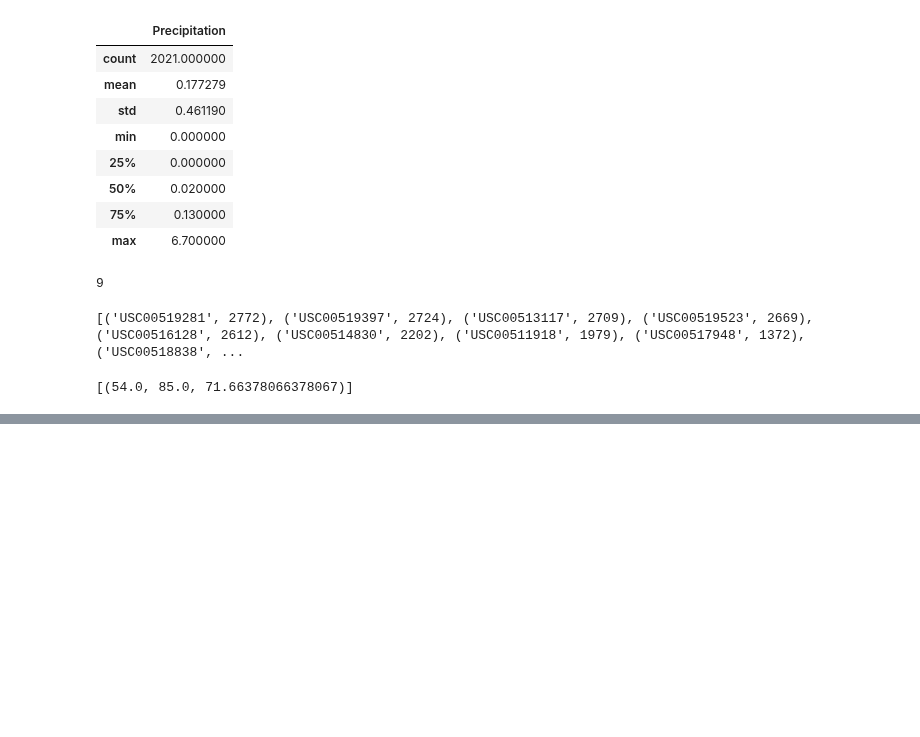
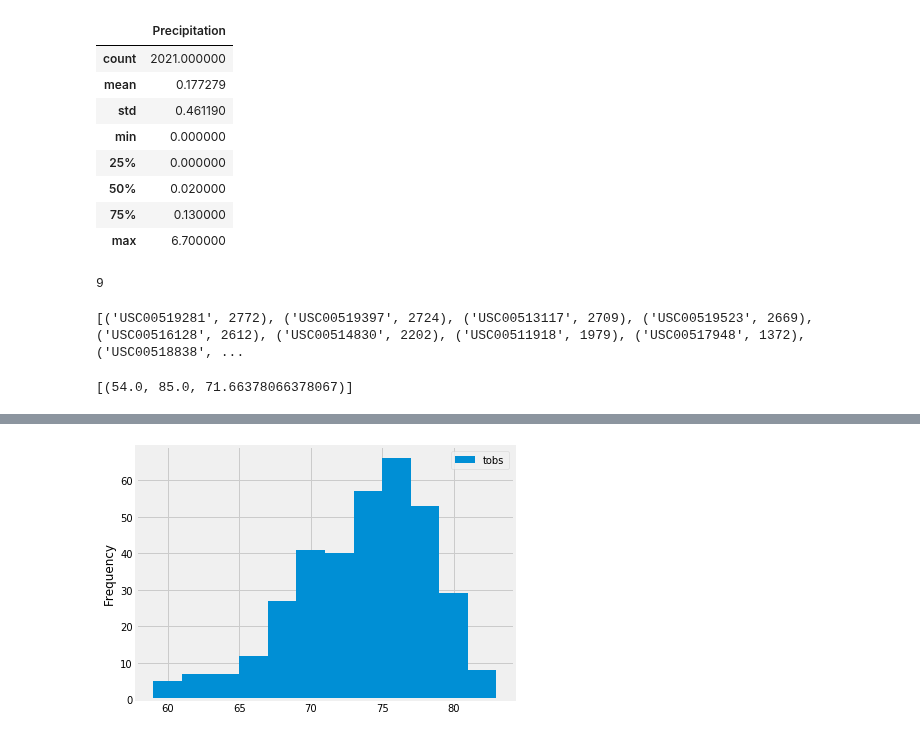
Before and after one commit to Yashwinie/bootcampspot-homework, a Jupyter notebook: sqlalchemy-challenge/ClimateAnalysis_YSS.ipynb, the cells around one changed output, grey strips where cells are left out. Cells and saved outputs as stored; diff of their text form; code cells hidden in the pictures; blank space fills up the shorter version.

Commit message:
hist done

```diff
--- a/sqlalchemy-challenge/ClimateAnalysis_YSS.ipynb
+++ b/sqlalchemy-challenge/ClimateAnalysis_YSS.ipynb
@@ -162,6 +162,6 @@ print(temperatures)
 
 #similar query syntax to two previous queries
 #here, we are finding the data for the previous year of just the most active station (i.e. that identified above)
-data_previousyeartemp = session.query(Measurement.date, Measurement.tobs).\
+data_previousyeartemp = session.query(Measurement.tobs).\
     filter(Measurement.date >= date_previousyear).\
     filter(Measurement.station == 'USC00519281').all()
@@ -229,0 +168,9 @@ plt.hist(activestation_df, bins=12,
+# %%
+#plotting the histogram
+
+# Use Pandas Plotting with Matplotlib to plot the data
+activestation_prevyear_df = pd.DataFrame(data_previousyeartemp, columns=['tobs'])
+activestation_prevyear_df.plot.hist(bins=12)
+plt.tight_layout()
+# %% [output]
+[figure, added]
```
Also changed, not shown: parts of 2 cells of this notebook.
